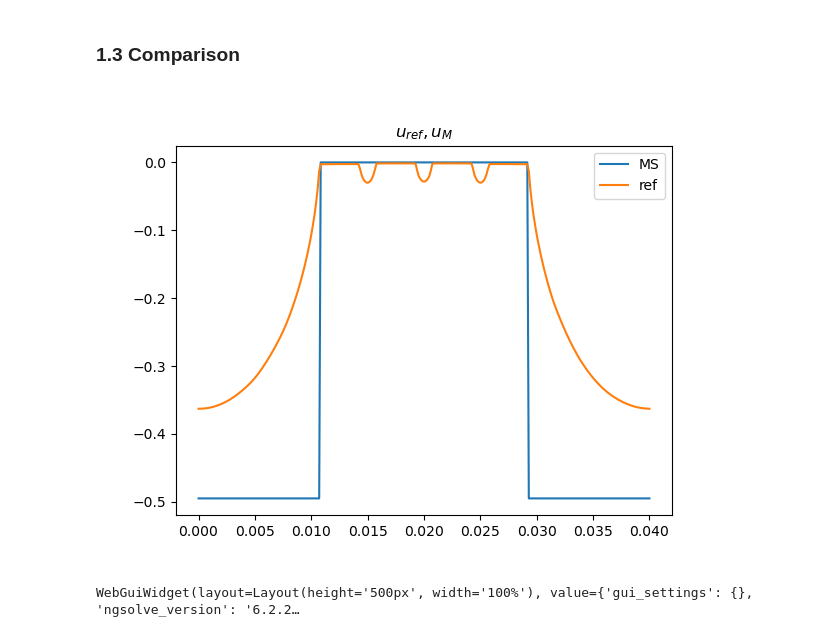
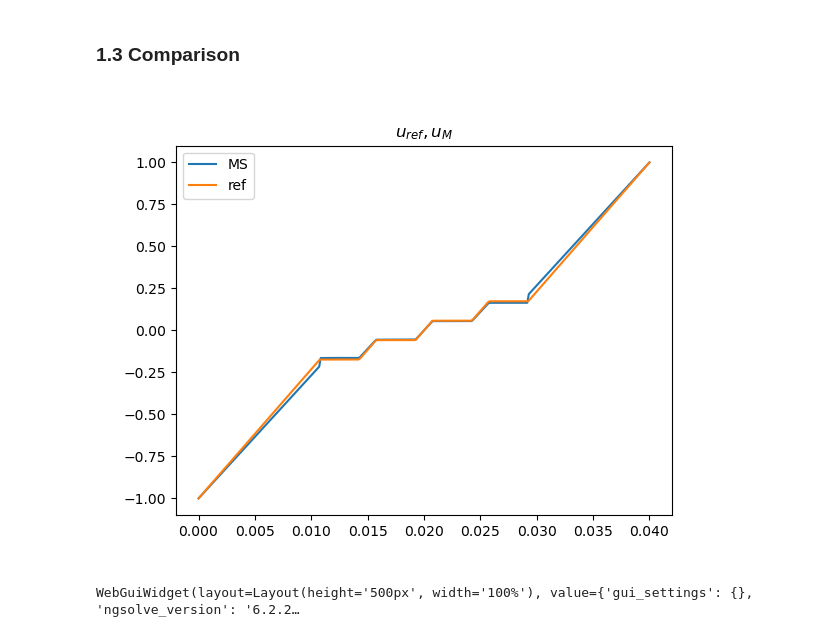
Before and after one commit to vhanser/ngsolveexample, a Jupyter notebook: content/multiscale/multiscale2DAll.ipynb, the cells around one changed output. Cells and saved outputs as stored; diff of their text form; code cells hidden in the pictures.

```diff
--- a/content/multiscale/multiscale2DAll.ipynb
+++ b/content/multiscale/multiscale2DAll.ipynb
@@ -64,7 +64,7 @@ import importlib
 import meshGen as mg
 mg = importlib.reload(mg)
 mesh2DLaminates = mg.mesh2DLaminates
-cMeshRef = mesh2DLaminates(D, d, ff, numSheets, multiscale=False, maxh_edges=[maxh_edges, 20], fullProblemX=True, onlySmooth = onlySmooth, onlyRough = onlyRough, rotated=rotated, modelHalfAir=modelHalfAir, quad_dominated=False)
+cMeshRef = mesh2DLaminates(D, d, ff, numSheets, multiscale=False, maxh_edges=[maxh_edges, maxh_edges], fullProblemX=True, onlySmooth = onlySmooth, onlyRough = onlyRough, rotated=rotated, modelHalfAir=modelHalfAir, quad_dominated=False)
 meshRef = cMeshRef.mesh
 print("Boundaries", set(meshRef.GetBoundaries()))
 print("Materials", set(meshRef.GetMaterials()))
@@ -330,30 +341,30 @@ BaseWebGuiScene
 # %%
 
 start = -D/2*1.01
 end = -D/2*0.9
 
 # start = d/2*0.95
 # end = d/2*1.02
 
 
 plt.figure(2)
 start = -D/2
 end = D/2
 
 pnt1 = [-d/2*0.99, start, 0] if rotated else [start, -d/2*0.99, 0]
 pnt2 = [-d/2*0.99, end, 0] if rotated else [end, -d/2*0.99, 0]
 
 
-evalOnLine(sum(sol_comp_MS) , meshRef, pnt1, pnt2, plot=True, ls='-', marker="", clear=True, label="MS", show=False, N=300);
+evalOnLine(u_MS , meshRef, pnt1, pnt2, plot=True, ls='-', marker="", clear=True, label="MS", show=False, N=300);
 # evalOnLine((sol_comp_MS[0]) , meshRef, pnt1, pnt2, plot=True, ls='-', marker="x", clear=False, label="MS", show=False, N=300);
 # evalOnLine((sol_comp_MS[1]) , meshRef, pnt1, pnt2, plot=True, ls='-', marker="x", clear=False, label="MS", show=False, N=300);
 evalOnLine(sol_ref , meshRef, pnt1, pnt2, plot=True, ls='-', marker="", show=False, clear=False, label="ref", N = 300, title=r"$u_{ref}, u_{M}$");
 
 
 plt.legend()
 plt.show()
 # %% [output]
-[figure, old version]
+[figure, new version]
 # %%
 # from ngsolve.webgui import Draw
 Draw(H_MS[0] ,meshRef, fastdraw=True)
```
Also changed, not shown: parts of 15 cells of this notebook, 1 other file.
